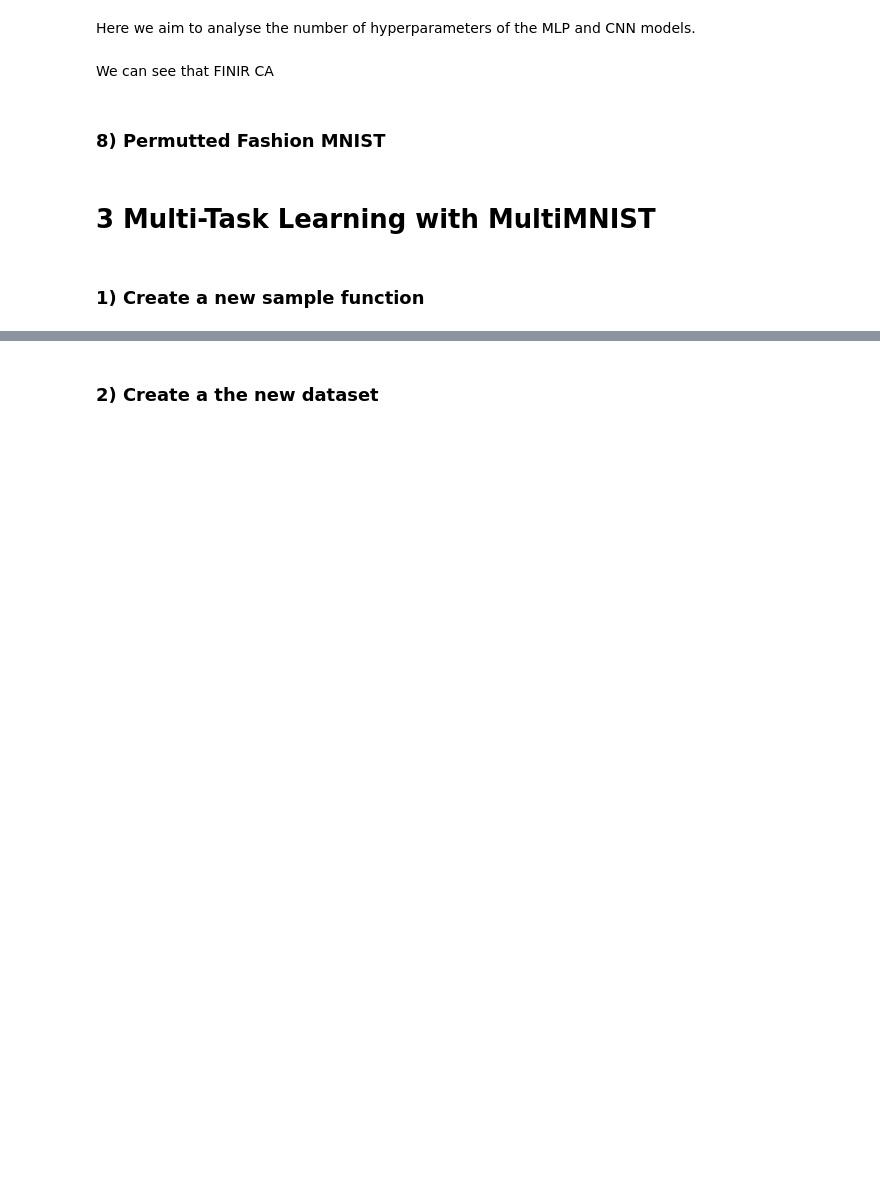
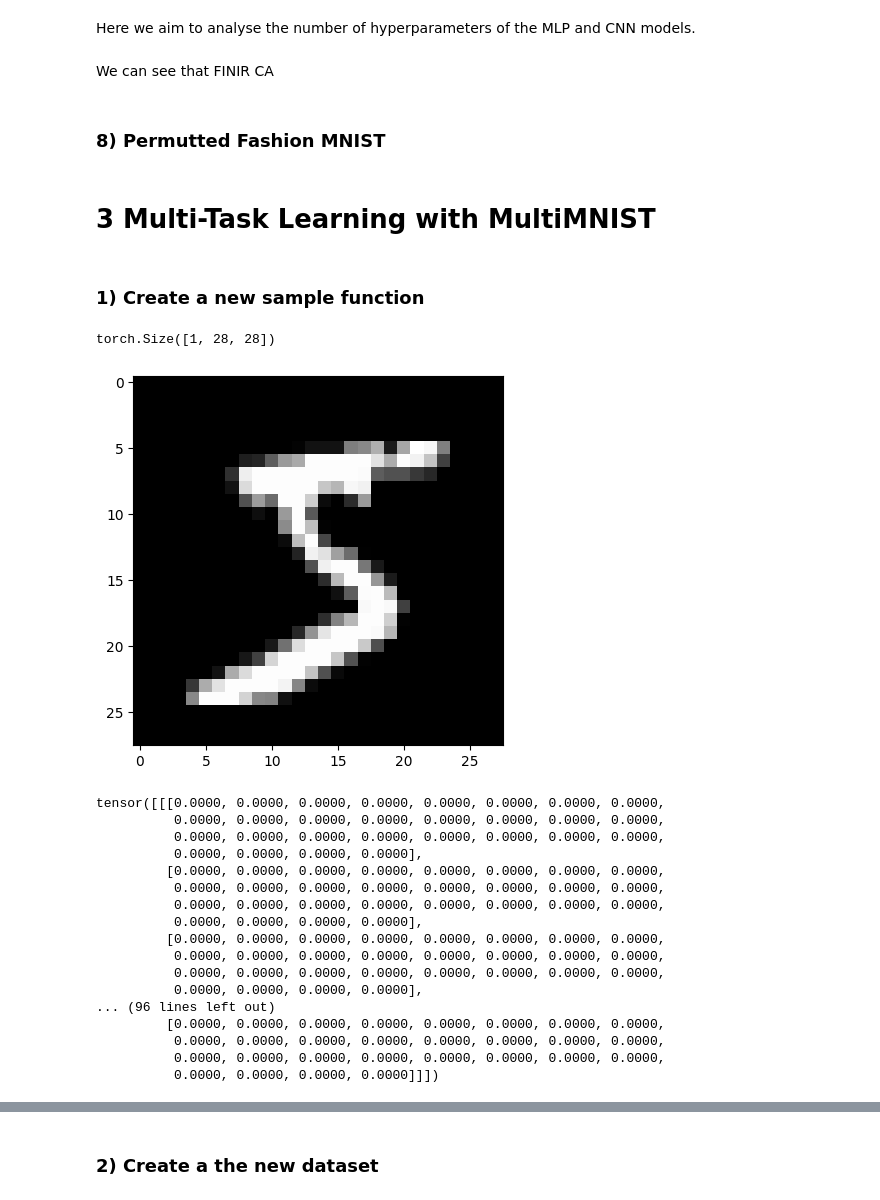
Before and after one commit to jsilveira1409/EE-411-Fundamentals-of-inference-and-learning, a Jupyter notebook: TP3/TP3.ipynb, the cells around one changed output, grey strips where cells are left out. Drawn from its saved outputs; the diff is of its cells as text; code cells hidden in the pictures; blank space fills up the shorter version.

```diff
--- a/TP3/TP3.ipynb
+++ b/TP3/TP3.ipynb
@@ -527,3 +544,43 @@ plt.show()
 # 3 Multi-Task Learning with MultiMNIST
 # %% [markdown]
 ### 1) Create a new sample function
+# %%
+# load the train dataset
+train_dataset = torchvision.datasets.MNIST(
+    root='./data/',
+    train=True,
+    download=True,
+    transform=transform)
+
+# load the test dataset
+test_dataset = torchvision.datasets.MNIST(
+    root='./data/',
+    train=False,
+    download=True,
+    transform=transform)
+
+#print first image
+print(train_dataset[0][0].shape)
+plt.imshow(train_dataset[0][0].reshape(28,28), cmap='gray')
+plt.show()
+print(train_dataset[0][0])
+# %% [output]
+torch.Size([1, 28, 28])
+[figure, added]
+tensor([[[0.0000, 0.0000, 0.0000, 0.0000, 0.0000, 0.0000, 0.0000, 0.0000,
+          0.0000, 0.0000, 0.0000, 0.0000, 0.0000, 0.0000, 0.0000, 0.0000,
+          0.0000, 0.0000, 0.0000, 0.0000, 0.0000, 0.0000, 0.0000, 0.0000,
+          0.0000, 0.0000, 0.0000, 0.0000],
+         [0.0000, 0.0000, 0.0000, 0.0000, 0.0000, 0.0000, 0.0000, 0.0000,
+          0.0000, 0.0000, 0.0000, 0.0000, 0.0000, 0.0000, 0.0000, 0.0000,
+          0.0000, 0.0000, 0.0000, 0.0000, 0.0000, 0.0000, 0.0000, 0.0000,
+          0.0000, 0.0000, 0.0000, 0.0000],
+         [0.0000, 0.0000, 0.0000, 0.0000, 0.0000, 0.0000, 0.0000, 0.0000,
+          0.0000, 0.0000, 0.0000, 0.0000, 0.0000, 0.0000, 0.0000, 0.0000,
+          0.0000, 0.0000, 0.0000, 0.0000, 0.0000, 0.0000, 0.0000, 0.0000,
+          0.0000, 0.0000, 0.0000, 0.0000],
+... (96 lines left out)
+         [0.0000, 0.0000, 0.0000, 0.0000, 0.0000, 0.0000, 0.0000, 0.0000,
+          0.0000, 0.0000, 0.0000, 0.0000, 0.0000, 0.0000, 0.0000, 0.0000,
+          0.0000, 0.0000, 0.0000, 0.0000, 0.0000, 0.0000, 0.0000, 0.0000,
+          0.0000, 0.0000, 0.0000, 0.0000]]])
```
Also changed, not shown: parts of 10 cells of this notebook.
